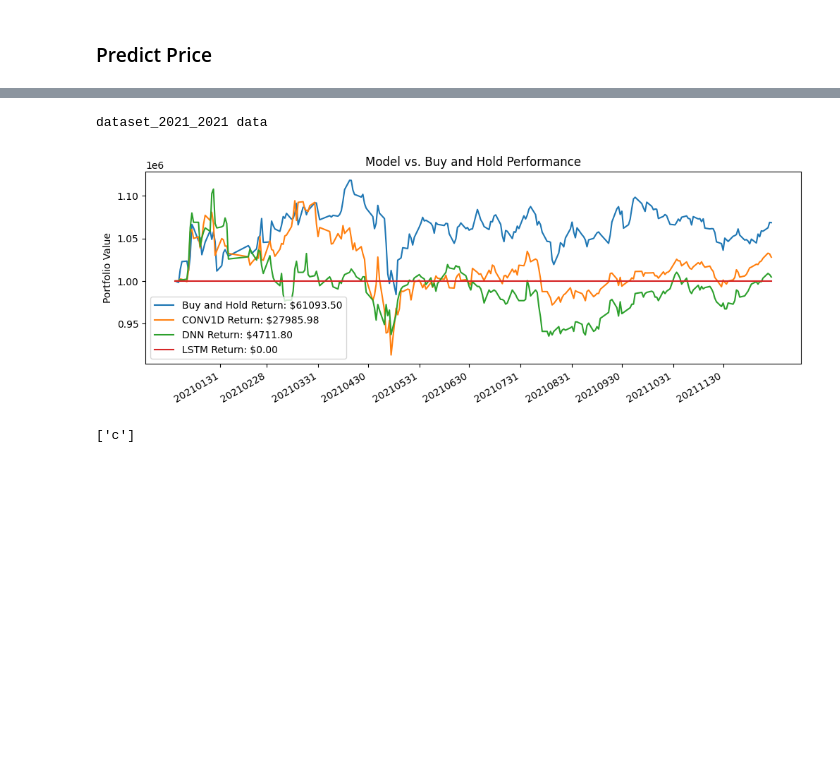
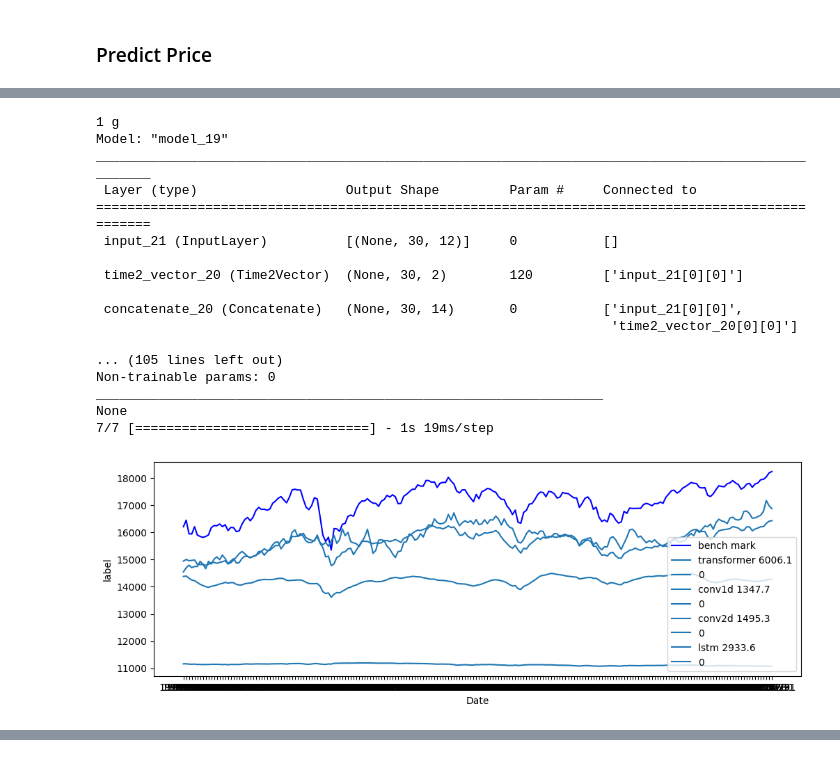
Before and after one commit to yayaya0411/StockPricePrediction, a Jupyter notebook: visualize.ipynb, the cells around one changed output, grey strips where cells are left out. Saved outputs shown, nothing was run; the diff lists cells and outputs as text; code cells hidden in the pictures; blank space fills up the shorter version.

```diff
--- a/visualize.ipynb
+++ b/visualize.ipynb
@@ -51,21 +61,2 @@ test_weight
 # %% [markdown]
 ### Predict Price
-# %%
-%%time
-
-X, y = label(df)
-X_scaler, y_scaler = scaler(X, y, config, args)
-X_scaler, y_scaler = training_window(X_scaler, y_scaler , config)
-
-for model, weight in test_weight.item():
-    weight = os.path.join(f'model/{model}/{weight}')
-    model_ = tf.keras.models.load_model(weight)
-    y_pred = model_.predict(X_scaler)
-    y_inverse = inverse_predict(y_pred, config)
-    # print('y_pred',y_pred.shape)
-    # print('y_inverse',y_inverse.shape)
-    mse = mean_squared_error(y[int(config['MODEL']['slide']):], y_inverse, squared=False)
-
-
-
-test_value
@@ -92,0 +63,44 @@ Wall time: 1min 15s
+# %%
+%%time
+
+X, y = label(df)
+X_dim = X.index
+X_scaler, y_scaler = scaler(X, y, config, 'test')
+X_scaler, y_scaler = training_window(X_scaler, y_scaler , config)
+# sns.set_palette("tab10")
+fig, ax = plt.subplots(1, 1, figsize=(12, 4), dpi=100)
+plt.gca().xaxis.set_major_formatter(mdates.DateFormatter('%Y%m%d'))
+colors = "bgrcmykw"
+color_index = 0
+sns.lineplot(data = y[int(config['MODEL']['slide']):], ax=ax, color=colors[color_index], label=f'bench mark')
+
+for model_name, weight in test_weight.items():
+    color_index+=1
+    # print(color_index,colors[color_index])
+    model = load_model(X_scaler.shape, model_name)
+    model.load_weights(f'model/{model_name}/{config["MODEL_WEIGHTS"][model_name]}')
+    y_pred = model.predict(X_scaler)
+    y_inverse = inverse_predict(y_pred, config)
+    mse = mean_squared_error(y[int(config['MODEL']['slide']):], y_inverse, squared=False)
+    sns.lineplot(data = y_inverse, ax=ax, color=colors[color_index], label=f'{model_name} {round(mse,1)}')
+    ax.xaxis.set_major_formatter(mdates.DateFormatter('%Y%m%d'))
+plt.show()
+# %% [output]
+1 g
+Model: "model_19"
+__________________________________________________________________________________________________
+ Layer (type)                   Output Shape         Param #     Connected to
+==================================================================================================
+ input_21 (InputLayer)          [(None, 30, 12)]     0           []
+
+ time2_vector_20 (Time2Vector)  (None, 30, 2)        120         ['input_21[0][0]']
+
+ concatenate_20 (Concatenate)   (None, 30, 14)       0           ['input_21[0][0]',
+                                                                  'time2_vector_20[0][0]']
+
+... (105 lines left out)
+Non-trainable params: 0
+_________________________________________________________________
+None
+7/7 [==============================] - 1s 19ms/step
+[figure, added]
@@ -121,7 +137,4 @@ def plot_all_model(stock_name, model_metric, env):
     plt.subplots_adjust(hspace=0.5)
     plt.show()
 
-plot_all_model(stock_name, model_metric, env)
+# plot_all_model(stock_name, model_metric, env)
-# %% [output]
-dataset_2021_2021 data
-[figure, removed]
@@ -131,8 +140,0 @@ dataset_2021_2021 data
-# %%
-import random
-a = ['a','b','c']
-
-random.sample(a,1)
-a[-1:]
-# %% [output]
-['c']
```
Also changed, not shown: parts of 5 cells of this notebook, 5 other files.
